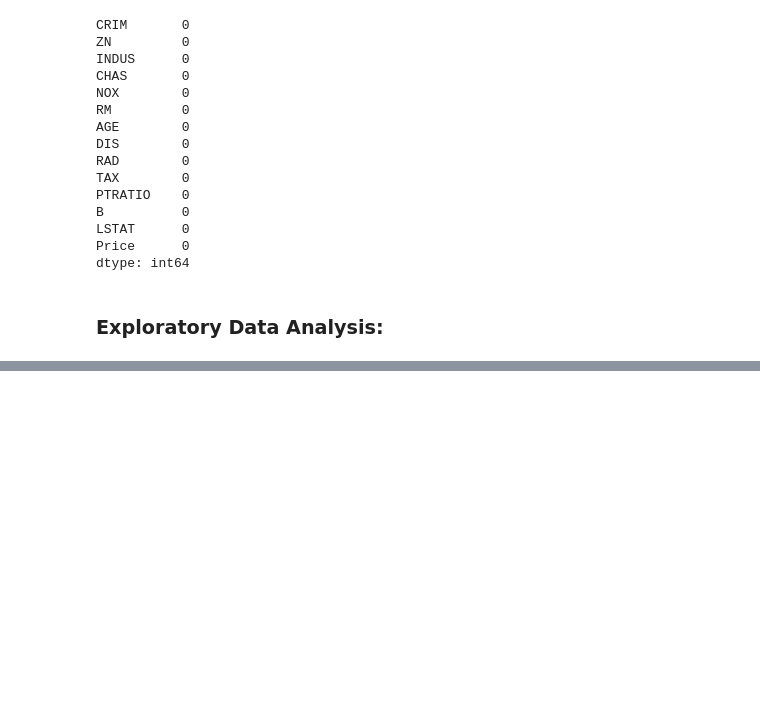
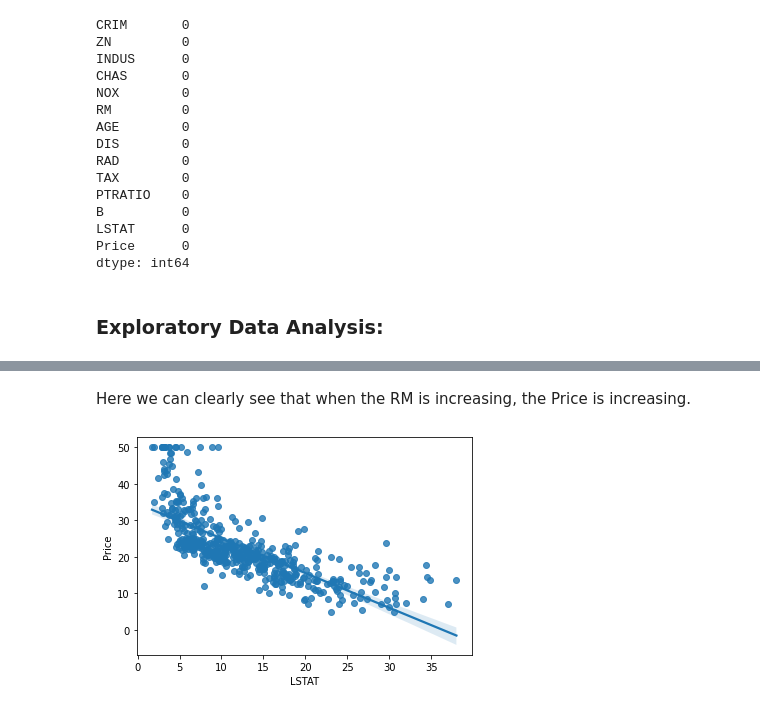
Before and after one commit to SiddheshCodeMaster/boston-housing-price-prediction-using-ML-, a Jupyter notebook: boston_housing_price_prediction.ipynb, the cells around one changed output, grey strips where cells are left out. Saved outputs shown, nothing was run; the diff lists cells and outputs as text; code cells hidden in the pictures; blank space fills up the shorter version.

```diff
--- a/boston_housing_price_prediction.ipynb
+++ b/boston_housing_price_prediction.ipynb
@@ -193,0 +215,9 @@ dataset.corr()
+# %% [markdown]
+Here we can clearly see that when the RM is increasing, the Price is increasing.
+# %%
+sns.regplot(x = "LSTAT", y = "Price", data = dataset)
+plt.xlabel("LSTAT")
+plt.ylabel("Price")
+plt.show()
+# %% [output]
+[figure, added]
```
Also changed, not shown: parts of 18 cells of this notebook.
